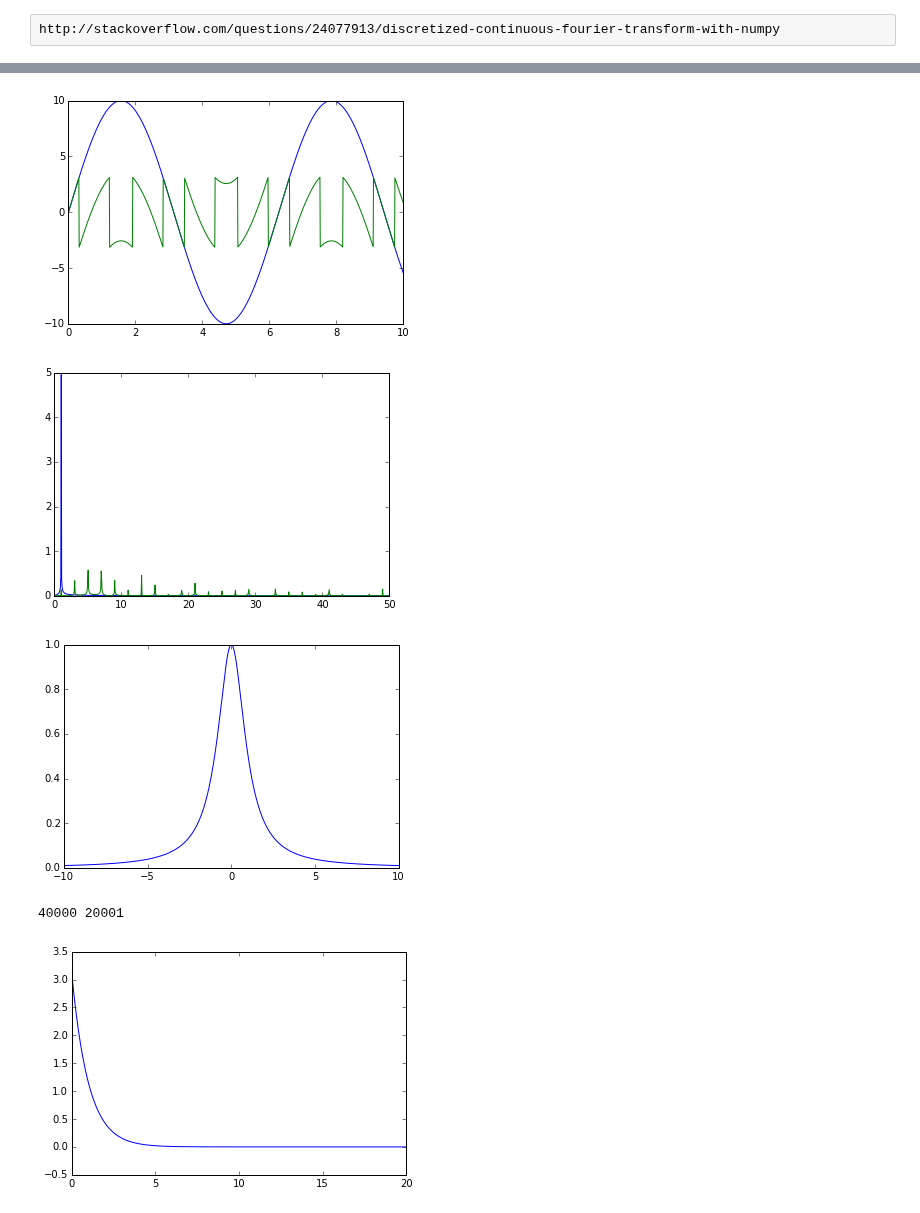
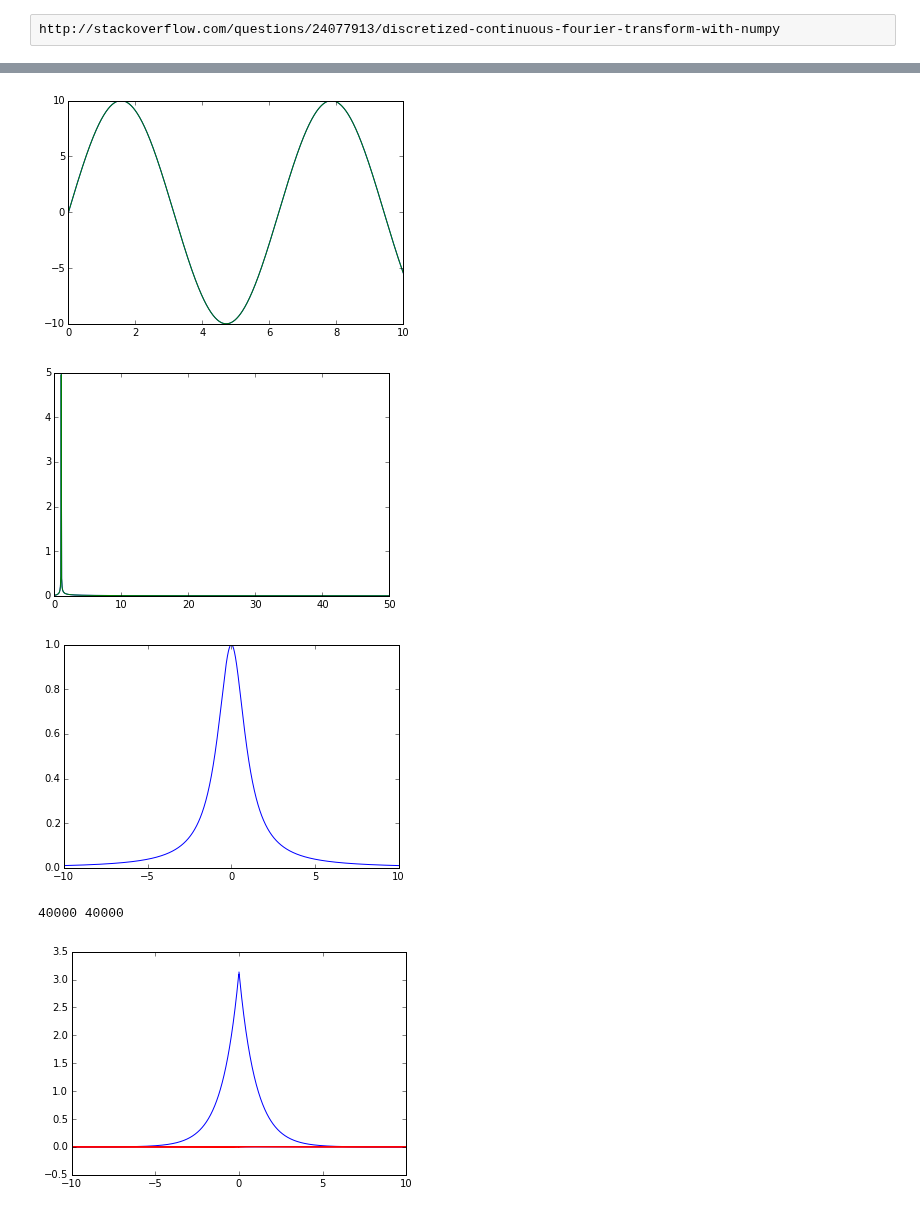
Before and after one commit to abyellow/abin-quantunm-optimal-control, a Jupyter notebook: Pulse Fit Test.ipynb, the cells around one changed output, grey strips where cells are left out. Drawn from its saved outputs; the diff is of its cells as text; code cells hidden in the pictures.

```diff
--- a/Pulse Fit Test.ipynb
+++ b/Pulse Fit Test.ipynb
@@ -216,25 +223,30 @@ http://stackoverflow.com/questions/24077913/discretized-continuous-fourier-trans
 # %%
 TT = 100
 dtt = .01
 tt = np.linspace(0, TT, int(TT/dtt))
 yy = 10*np.sin(1*tt)# + 3 * np.sin(3*tt)
 zz = np.real(-1j*np.log(np.cos(yy) +1j*np.sin(yy)))
+
 pl.xlim([0,10])
 pl.plot(tt,yy)
-pl.plot(tt,zz)
+#pl.plot(tt,zz)
+ff = remode(zz)
+ff = remode(ff)
+#ff = remode(ff)
+pl.plot(tt,ff)
 pl.show()
 
 
 ttfr = np.fft.rfftfreq(len(yy), dtt) * 2*np.pi
 yyfr = np.fft.rfft(yy)*dtt/TT
 zzfr = np.fft.rfft(zz)*dtt/TT
 pl.plot(ttfr,abs(yyfr))
 pl.plot(ttfr,abs(zzfr))
 pl.xlim([0,50])
 pl.show()
 # %% [output]
-[figure, old version]
+[figure, new version]
-[figure, old version]
+[figure, new version]
 # %%
 t0 = -200
 t1 = -t0
@@ -242,20 +254,21 @@ dt1 = .01
 
 ts = np.linspace(t0,t1,(t1-t0)/dt1)
 sd = 1.
-#fs = np.cos(10*ts)
+#fs = np.sin(10*ts)
 fs = 1 / ((1/sd)**2 + ts**2)
 pl.plot(ts, fs)
 pl.xlim([-10,10])
 pl.show()
 
 
-tsw = np.fft.rfftfreq(len(fs),dt1) * 2*np.pi
-fsw = np.fft.rfft(fs)* dt1 * np.exp(-1j*tsw*t0)
+tsw = np.fft.fftfreq(len(fs),dt1) * 2*np.pi
+fsw = np.fft.fft(fs)* dt1 * np.exp(-1j*tsw*t0)
 print len(fs), len(fsw)
-pl.plot(tsw, fsw)
-pl.xlim([0,20])
+pl.plot(tsw, fsw.real,'b')
+pl.plot(tsw, fsw.imag,'r')
+pl.xlim([-10,10])
 pl.show()
 # %% [output]
 [figure]
-40000 20001
+40000 40000
-[figure, old version]
+[figure, new version]
```
Also changed, not shown: parts of 8 cells of this notebook, 2 other files.
